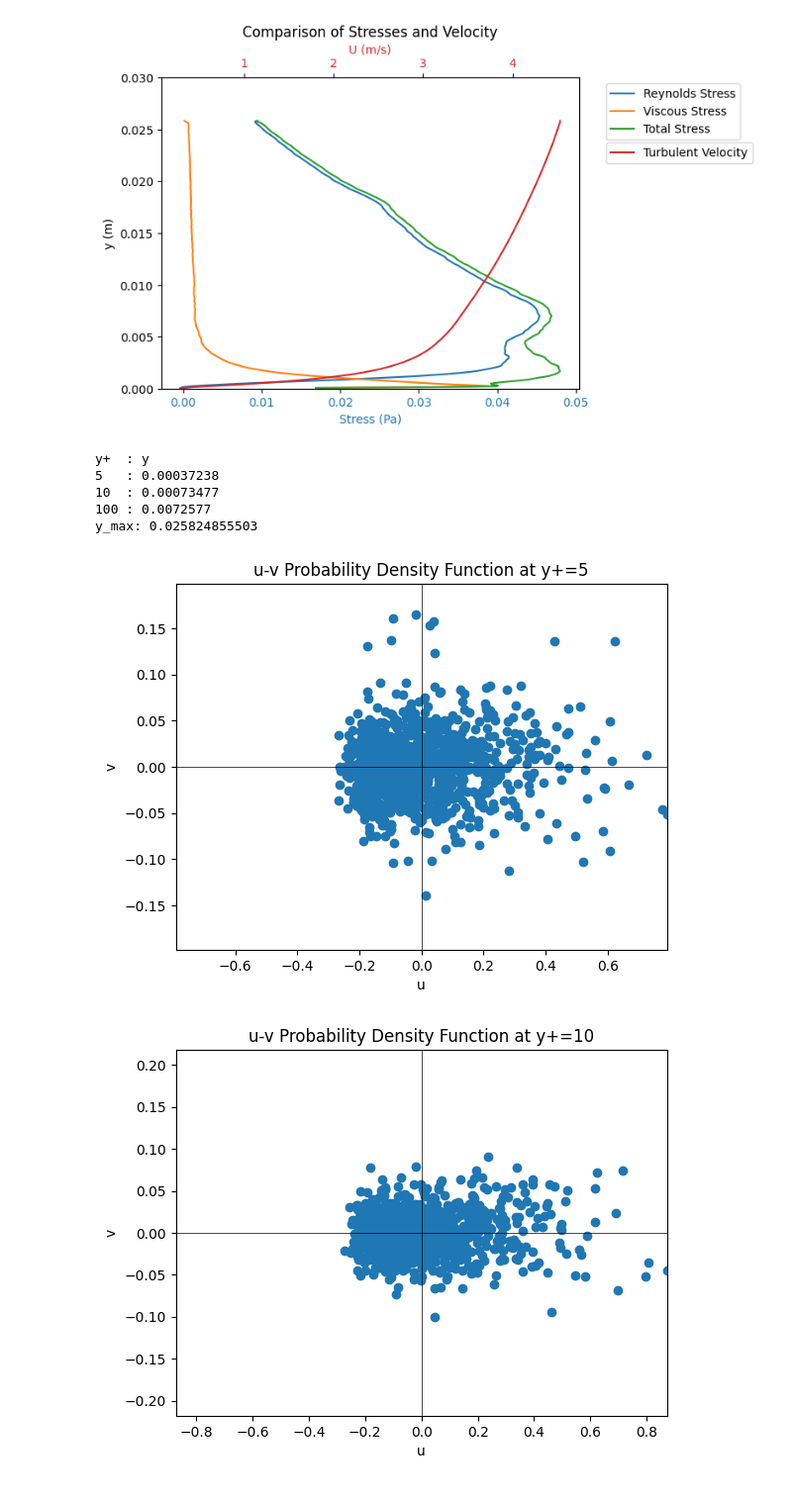
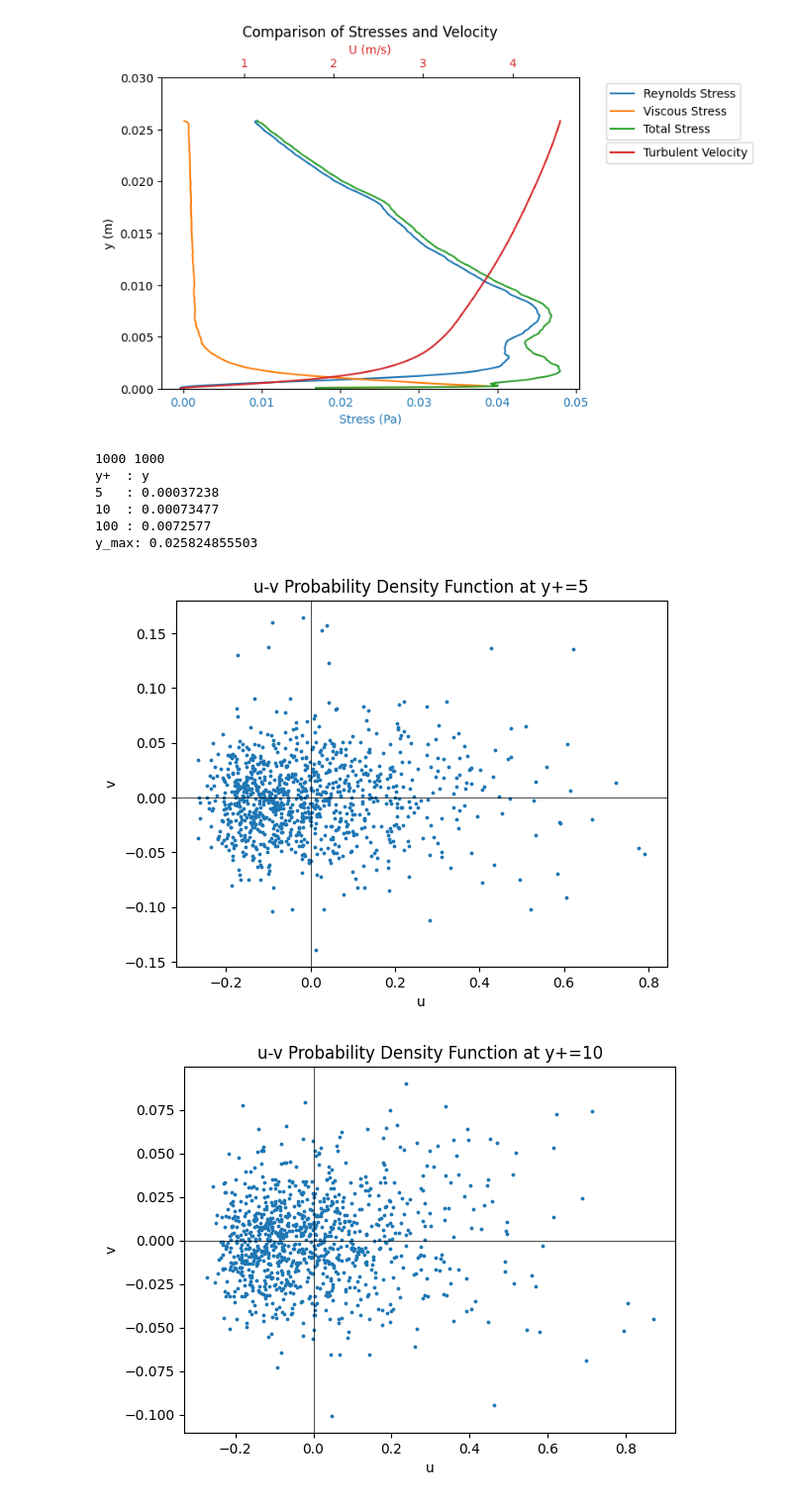
Before and after one commit to Jagardiner97/Boundary-Layers, a Jupyter notebook: Boundary Layers/BL Final Project/turbulent-characterization.ipynb, the cells around one changed output. Shown: that part at 99% size. Saved outputs shown, nothing was run; the diff lists cells and outputs as text; code cells hidden in the pictures.

```diff
--- a/Boundary Layers/BL Final Project/turbulent-characterization.ipynb
+++ b/Boundary Layers/BL Final Project/turbulent-characterization.ipynb
@@ -365,9 +377,23 @@ def pdf_plot(u_prime, v_prime, index, y_plus_val):
     # Get the u and v coordinates
     u_prime_coords = []
     v_prime_coords = []
+    tl = 0
+    tr = 0
+    br = 0
+    bl = 0
     for i in range(len(u_prime)):
-        u_prime_coords.append(u_prime[i][index])
-        v_prime_coords.append(v_prime[i][index])
+        u_val = u_prime[i][index]
+        v_val = v_prime[i][index]
+        u_prime_coords.append(u_val)
+        v_prime_coords.append(v_val)
+        if u_val <= 0 < v_val:
+            tl += 1
+        elif u_val > 0 and v_val > 0:
+            tr += 1
+        elif u_val >= 0 >= v_val:
+            br += 1
+        else:
+            bl += 1
 
     # Get axis limits
     v_max = max(v_prime_coords)
@@ -375,45 +401,50 @@ def pdf_plot(u_prime, v_prime, index, y_plus_val):
     ax_max = max(v_max, u_max)
 
     # Plot the data
-    plt.scatter(u_prime_coords, v_prime_coords)
+    plt.scatter(u_prime_coords, v_prime_coords, s=3)
     plt.xlabel("u")
     plt.ylabel("v")
     plt.axhline(0, color='black', linewidth=0.5)
     plt.axvline(0, color='black', linewidth=0.5)
-    plt.xlim([-ax_max, ax_max])
-    plt.ylim([-ax_max/4, ax_max/4])
+    #plt.xlim([-ax_max, ax_max])
+    #plt.ylim([-ax_max/4, ax_max/4])
     plt.title(f"u-v Probability Density Function at y+={y_plus_val}")
     plt.show()
+
+    # Return the counts per quadrant
+    return [tl, tr, br, bl]
 # %%
 # Create Fig. 1b
 y_plus_list = [5, 10, 100]
 pdf_y = []
 for yplus in y_plus_list:
     pdf_y.append(y_plus_to_y(yplus, u_tau_opt, nu, y_0_opt))
 print("y+  : y")
 print(f"5   : {pdf_y[0]:0.5}")
 print(f"10  : {pdf_y[1]:0.5}")
 print(f"100 : {pdf_y[2]:0.5}")
 print("y_max:", y[-1])
 
 # Find the indexes to plot
 j = 0
 pdf_index = []
 for i in range(len(y)):
     if j >= len(pdf_y):
         break
     elif y[i] > pdf_y[j]:
         pdf_index.append(i)
         j += 1
 
 # Plot at the y+ values
+count = []
 for plot_num in range(len(pdf_index)):
-    pdf_plot(u_prime, v_prime, plot_num, y_plus_list[plot_num])
+    count.append(pdf_plot(u_prime, v_prime, plot_num, y_plus_list[plot_num]))
 # %% [output]
+1000 1000
 y+  : y
 5   : 0.00037238
 10  : 0.00073477
 100 : 0.0072577
 y_max: 0.025824855503
-[figure, old version]
+[figure, new version]
-[figure, old version]
+[figure, new version]
```
Also changed, not shown: parts of 4 cells of this notebook.
